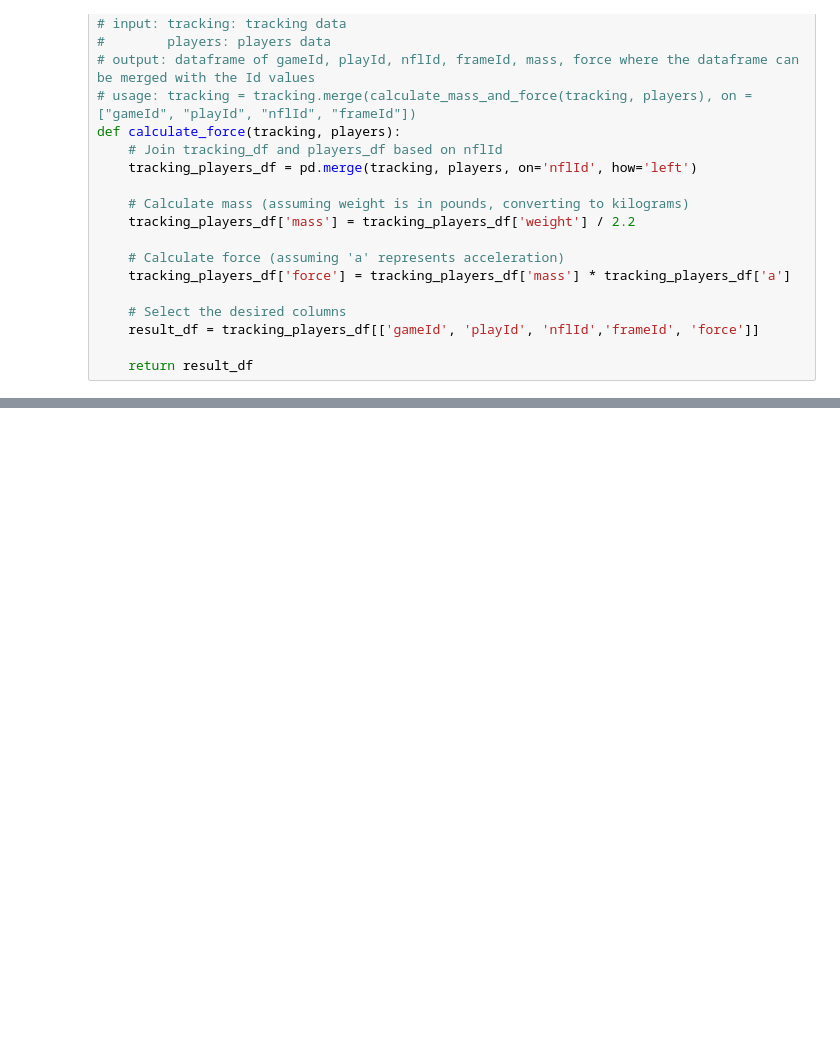
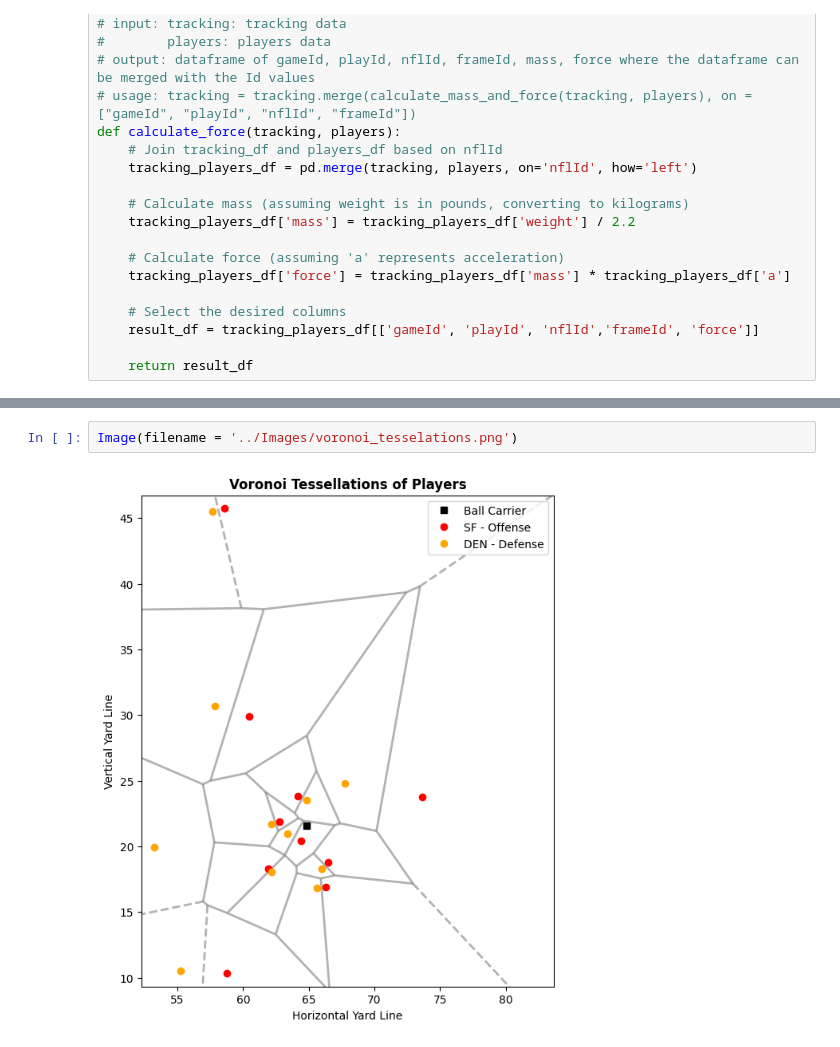
Before and after one commit to aquagz5/NFL-Capstone, a Jupyter notebook: 02-Feature-Development/Feature-Engineering.ipynb, the cells around one changed output, grey strips where cells are left out. Saved outputs shown, nothing was run; the diff lists cells and outputs as text; blank space fills up the shorter version.

```diff
--- a/02-Feature-Development/Feature-Engineering.ipynb
+++ b/02-Feature-Development/Feature-Engineering.ipynb
@@ -309,0 +338,4 @@ def calculate_force(tracking, players):
+# %%
+Image(filename = '../Images/voronoi_tesselations.png')
+# %% [output]
+[figure, added]
```
Also changed, not shown: parts of 5 cells of this notebook, 2 other files.
